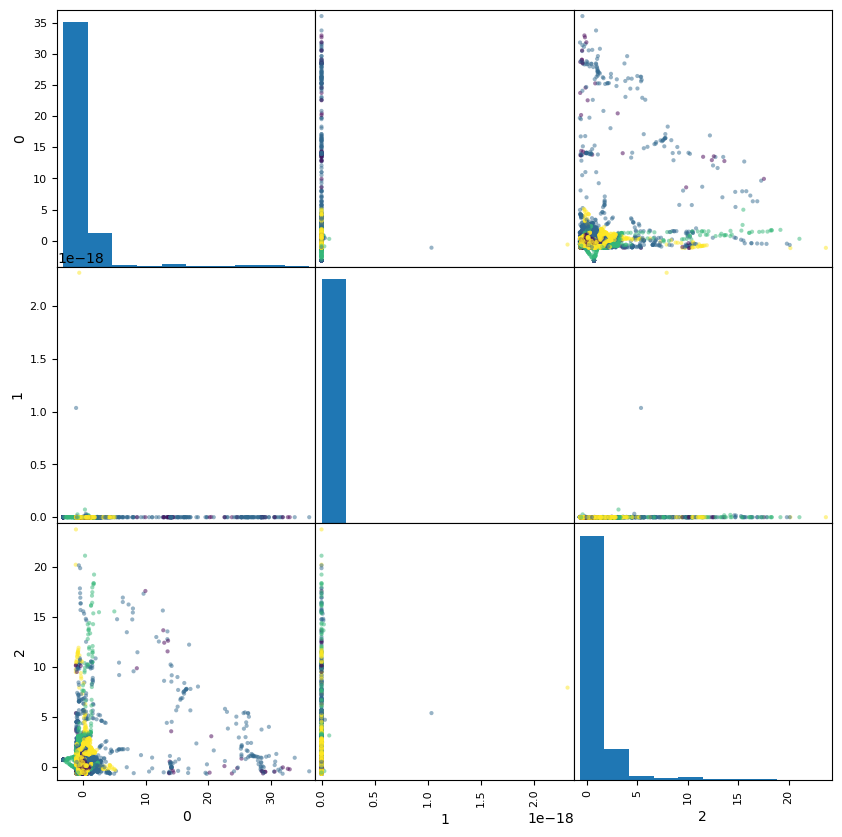
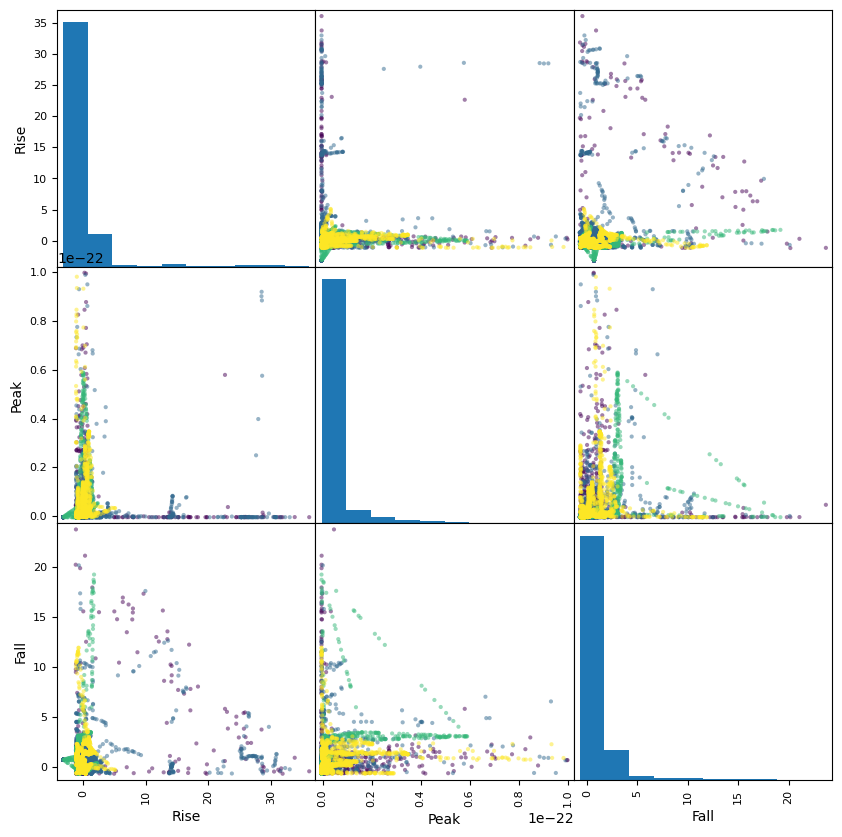
Code edit (unified diff) that turned the first committed figure into the second:
--- before
+++ after
@@ -1 +1 @@
-pd.plotting.scatter_matrix(features_resampled, figsize=(10,10), c=predict_clf, cmap="viridis")
+pd.plotting.scatter_matrix(masked_f, figsize=(10,10), c=masked_l, cmap="viridis")

Commit: graphics